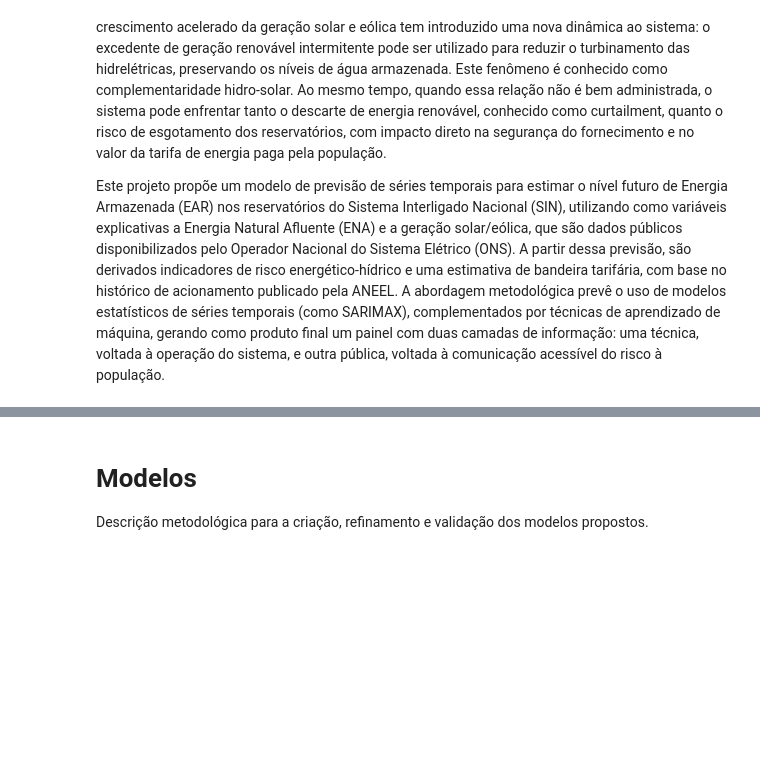
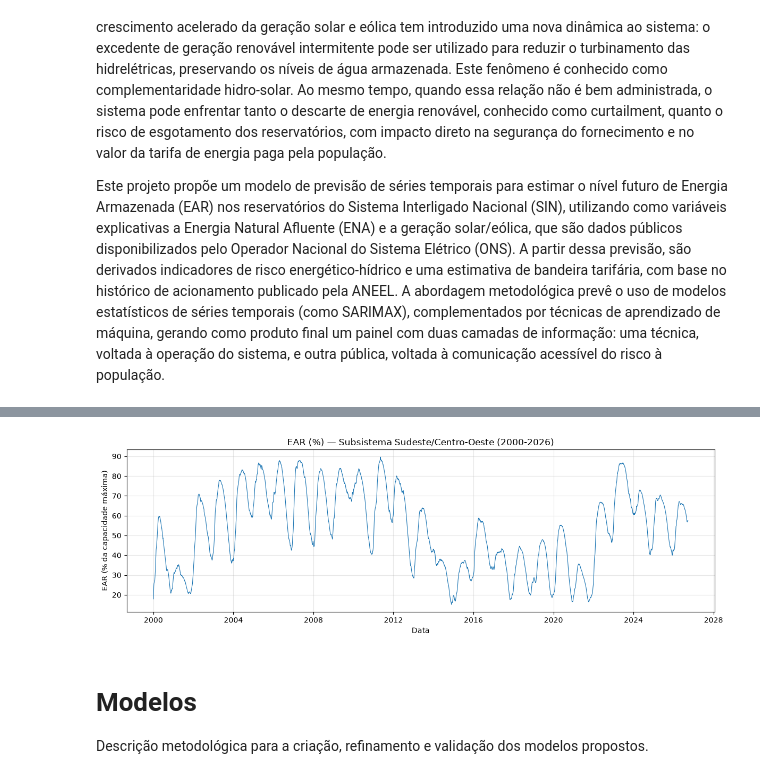
Before and after one commit to cristianomack/projeto-aplicado-iv, a Jupyter notebook: notebooks/cd_projeto_aplicado_IV_doc.ipynb, the cells around one changed output, grey strips where cells are left out. Saved outputs shown, nothing was run; the diff lists cells and outputs as text; code cells hidden in the pictures; blank space fills up the shorter version.

```diff
--- a/notebooks/cd_projeto_aplicado_IV_doc.ipynb
+++ b/notebooks/cd_projeto_aplicado_IV_doc.ipynb
@@ -90,0 +168,21 @@ Exploração e análise dos dados. Discussão e análise dos dados empregados (q
+# %%
+import pandas as pd
+from pathlib import Path
+
+pasta_ear = Path("../data/raw/ear_subsistema")
+arquivos_ear = sorted(pasta_ear.glob("EAR_DIARIO_SUBSISTEMA_*.csv"))
+
+dfs = [pd.read_csv(f, sep=";") for f in arquivos_ear]
+df_ear = pd.concat(dfs, ignore_index=True)
+
+df_ear["id_subsistema"] = df_ear["id_subsistema"].str.strip()
+df_ear["nom_subsistema"] = df_ear["nom_subsistema"].str.strip()
+
+df_ear["ear_data"] = pd.to_datetime(df_ear["ear_data"])
+df_ear = df_ear.sort_values(["id_subsistema", "ear_data"]).reset_index(drop=True)
+
+print(f"Total de registros: {len(df_ear):,}")
+print(f"Período: {df_ear['ear_data'].min().date()} a {df_ear['ear_data'].max().date()}")
+print(f"Subsistemas: {df_ear['id_subsistema'].unique().tolist()}")
+print(f"\nValores faltantes por coluna:\n{df_ear.isnull().sum()}")
+print(f"\nRegistros duplicados: {df_ear.duplicated(subset=['id_subsistema', 'ear_data']).sum()}")
@@ -91,3 +204,22 @@ Exploração e análise dos dados. Discussão e análise dos dados empregados (q
+# %%
+import matplotlib.pyplot as plt
+from pathlib import Path
+
+Path("../docs/img").mkdir(parents=True, exist_ok=True)
+
+df_se = df_ear[df_ear["id_subsistema"] == "SE"]
+
+plt.figure(figsize=(12, 4))
+plt.plot(df_se["ear_data"], df_se["ear_verif_subsistema_percentual"], linewidth=0.8)
+plt.title("EAR (%) — Subsistema Sudeste/Centro-Oeste (2000-2026)")
+plt.xlabel("Data")
+plt.ylabel("EAR (% da capacidade máxima)")
+plt.grid(alpha=0.3)
+plt.tight_layout()
+plt.savefig("../docs/img/ear_se_serie_completa.png", dpi=120)
+plt.show()
+# %% [output]
+[figure, added]
 # %% [markdown]
 # **Modelos**
 
```
Also changed, not shown: parts of 12 cells of this notebook, 2 other files.
